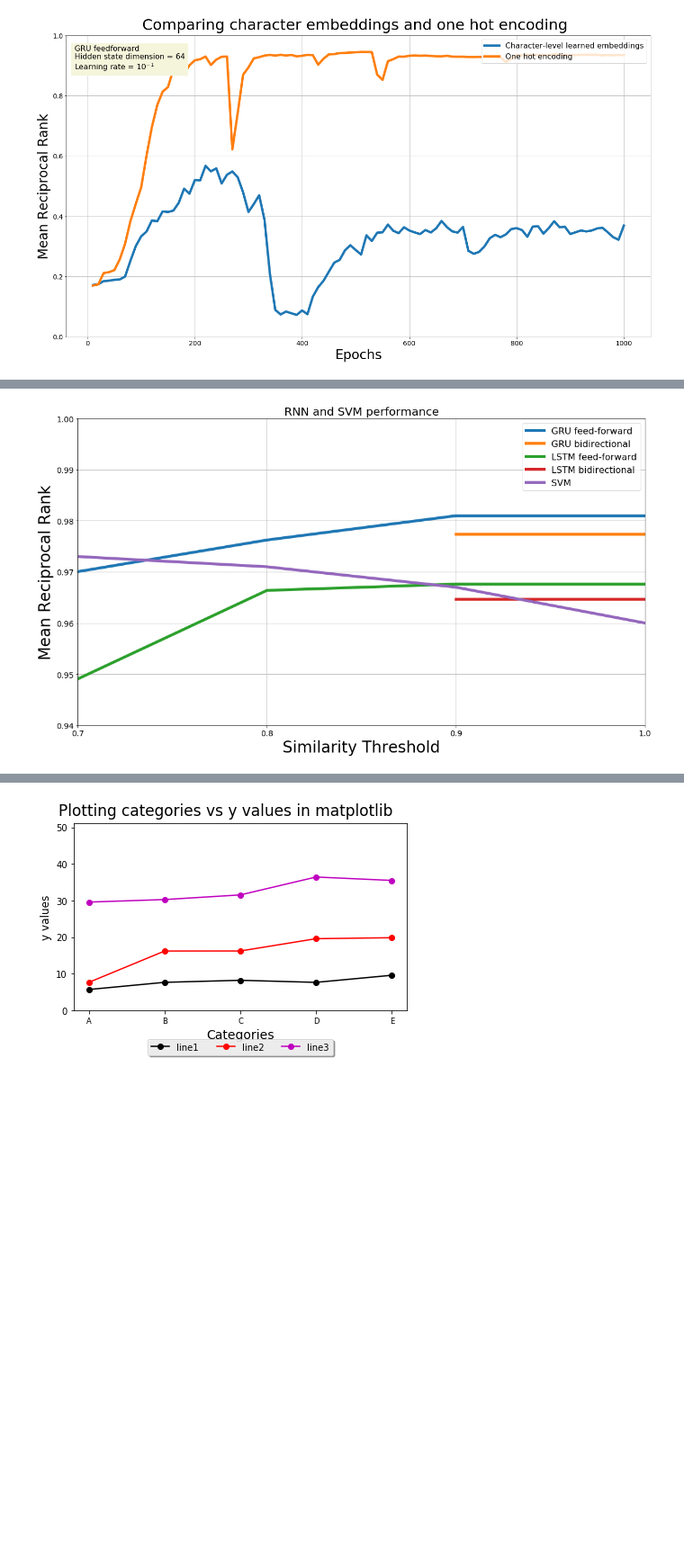
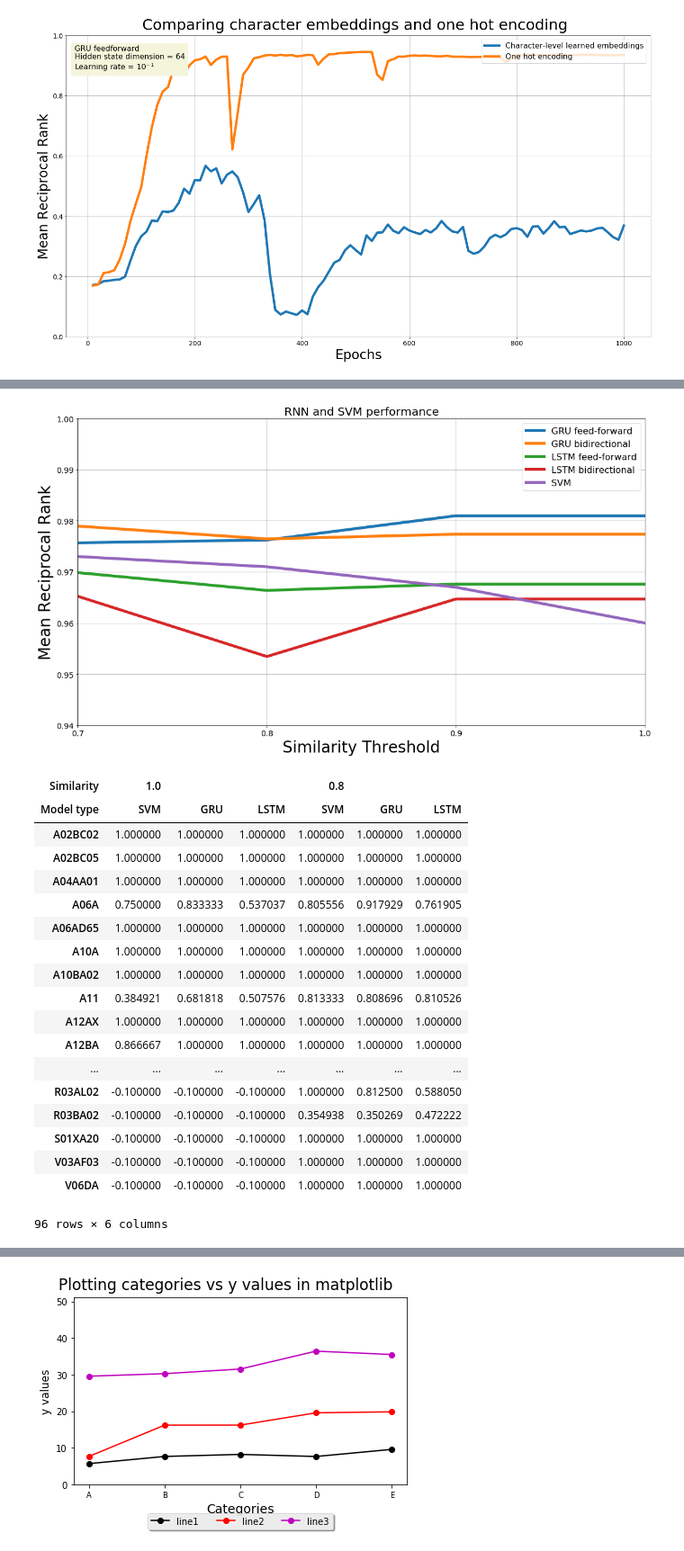
Before and after one commit to jraiskin/Automated_categorization_medication, a Jupyter notebook: plot_figures.ipynb, the cells around one changed output, grey strips where cells are left out. Shown at 90% size. Saved outputs shown, nothing was run; the diff lists cells and outputs as text; code cells hidden in the pictures; blank space fills up the shorter version.

```diff
--- a/plot_figures.ipynb
+++ b/plot_figures.ipynb
@@ -1352,6 +1337,4 @@ array([228,
 # %%
-legend_font_size = 16
-
 fig = summary_mrr_at_mrr_df_to_plot.plot(
     figsize=(18, 10),
     lw=5,
@@ -1386,4 +1369,4 @@ fig.axes.tick_params(axis='both', which='major',
 plt.savefig(figure_dir + 'rnn_svm_sim_compare.pdf', bbox_inches='tight')
 # plt.show()
 # %% [output]
-[figure, old version]
+[figure, new version]
@@ -1389,0 +1412,22 @@ plt.savefig(figure_dir + 'rnn_svm_sim_compare.pdf', bbox_inches='tight')
+# %%
+mrr_per_atc_code
+# %% [output]
+| Similarity | 1.0 |  |  | 0.8 |  |  |
+| Model type | SVM | GRU | LSTM | SVM | GRU | LSTM |
+| A02BC02 | 1.000000 | 1.000000 | 1.000000 | 1.000000 | 1.000000 | 1.000000 |
+| A02BC05 | 1.000000 | 1.000000 | 1.000000 | 1.000000 | 1.000000 | 1.000000 |
+| A04AA01 | 1.000000 | 1.000000 | 1.000000 | 1.000000 | 1.000000 | 1.000000 |
+| A06A | 0.750000 | 0.833333 | 0.537037 | 0.805556 | 0.917929 | 0.761905 |
+| A06AD65 | 1.000000 | 1.000000 | 1.000000 | 1.000000 | 1.000000 | 1.000000 |
+| A10A | 1.000000 | 1.000000 | 1.000000 | 1.000000 | 1.000000 | 1.000000 |
+| A10BA02 | 1.000000 | 1.000000 | 1.000000 | 1.000000 | 1.000000 | 1.000000 |
+| A11 | 0.384921 | 0.681818 | 0.507576 | 0.813333 | 0.808696 | 0.810526 |
+| A12AX | 1.000000 | 1.000000 | 1.000000 | 1.000000 | 1.000000 | 1.000000 |
+| A12BA | 0.866667 | 1.000000 | 1.000000 | 1.000000 | 1.000000 | 1.000000 |
+| ... | ... | ... | ... | ... | ... | ... |
+| R03AL02 | -0.100000 | -0.100000 | -0.100000 | 1.000000 | 0.812500 | 0.588050 |
+| R03BA02 | -0.100000 | -0.100000 | -0.100000 | 0.354938 | 0.350269 | 0.472222 |
+| S01XA20 | -0.100000 | -0.100000 | -0.100000 | 1.000000 | 1.000000 | 1.000000 |
+| V03AF03 | -0.100000 | -0.100000 | -0.100000 | 1.000000 | 1.000000 | 1.000000 |
+| V06DA | -0.100000 | -0.100000 | -0.100000 | 1.000000 | 1.000000 | 1.000000 |
+96 rows × 6 columns
```
Also changed, not shown: parts of 19 cells of this notebook, 6 other files.
